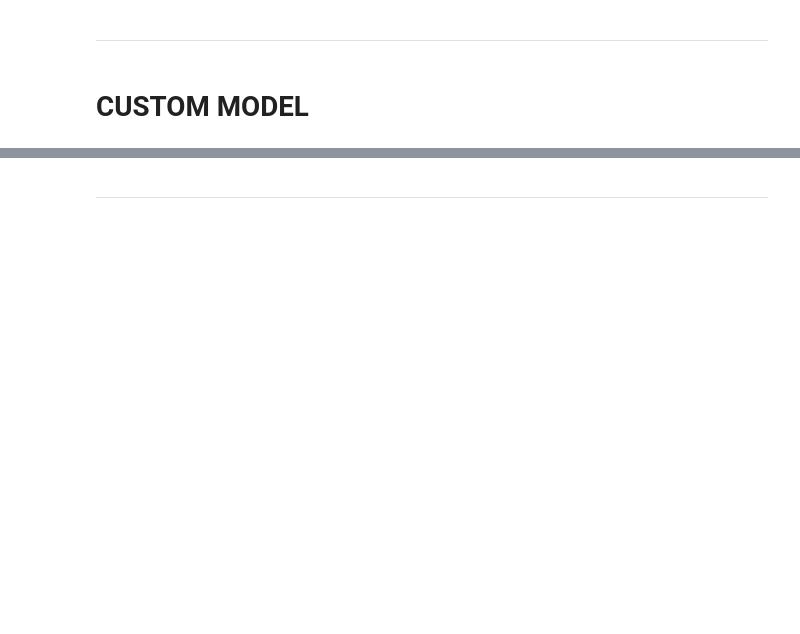
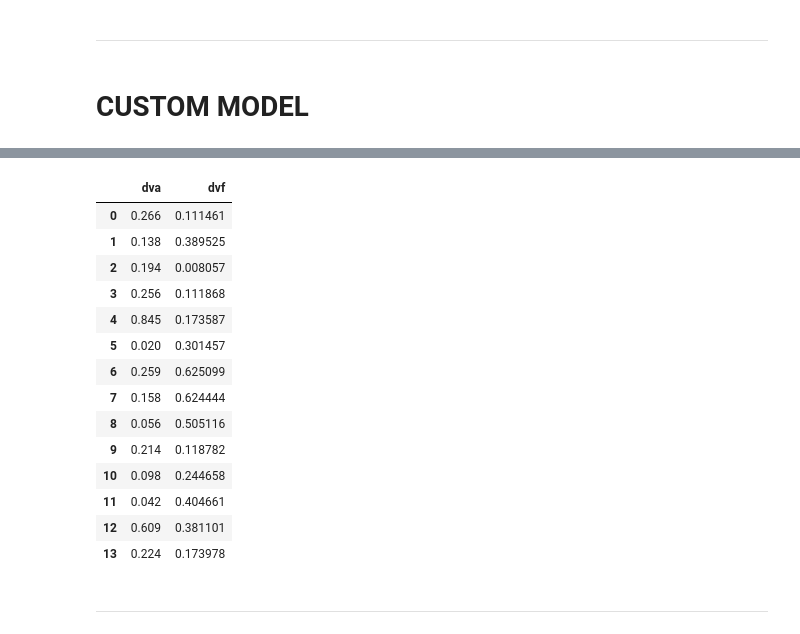
Before and after one commit to Ishikawa7/Self-Reflexive-Neural-Network-in-tensorflow, a Jupyter notebook: self_reflexive_network _2.ipynb, the cells around one changed output, grey strips where cells are left out. Cells and saved outputs as stored; diff of their text form; code cells hidden in the pictures; blank space fills up the shorter version.

```diff
--- a/self_reflexive_network _2.ipynb
+++ b/self_reflexive_network _2.ipynb
@@ -490,4 +381,4 @@ array([0.224, 0.   , 0.   , 0.03 , 0.01 , 0.   , 0.875, 0.266, 0.427,
 # %%
-dva = abs(model.get_weights()[0][:,0] - model.get_weights()[0][:,1])
+dva = abs(model.get_weights()[0][0,:] - model.get_weights()[0][1,:])
 dva
 # %% [output]
@@ -502,0 +394,19 @@ array([2.087298  , 0.1150105 , 0.09771901, 1.1889944 , 1.0498242 ,
+# %%
+df_diff = pd.DataFrame({"dva":dva, "dvf":dvf})#, "dvf % dva":(dva/dvf)
+df_diff
+# %% [output]
+|  | dva | dvf |
+| 0 | 0.266 | 0.111461 |
+| 1 | 0.138 | 0.389525 |
+| 2 | 0.194 | 0.008057 |
+| 3 | 0.256 | 0.111868 |
+| 4 | 0.845 | 0.173587 |
+| 5 | 0.020 | 0.301457 |
+| 6 | 0.259 | 0.625099 |
+| 7 | 0.158 | 0.624444 |
+| 8 | 0.056 | 0.505116 |
+| 9 | 0.214 | 0.118782 |
+| 10 | 0.098 | 0.244658 |
+| 11 | 0.042 | 0.404661 |
+| 12 | 0.609 | 0.381101 |
+| 13 | 0.224 | 0.173978 |
```
Also changed, not shown: parts of 37 cells of this notebook.
